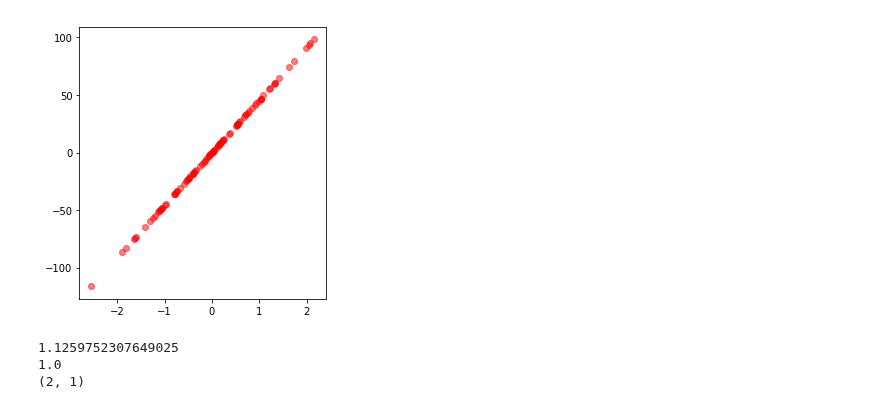
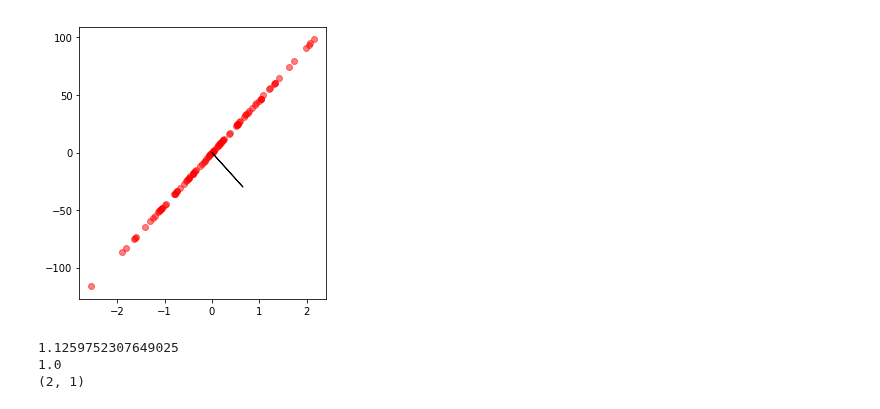
Before and after one commit to JaeDukSeo/Daily-Neural-Network-Practice-3, a Jupyter notebook: sandbox full of trash/Linear Algebra/start and explore.ipynb, the cells around one changed output. Cells and saved outputs as stored; diff of their text form; code cells hidden in the pictures.

```diff
--- a/sandbox full of trash/Linear Algebra/start and explore.ipynb
+++ b/sandbox full of trash/Linear Algebra/start and explore.ipynb
@@ -19,32 +19,33 @@ plt.show()
 # %%
 # traditional PCA
 
 # 1. projection
 cov = X.T @ X / X.shape[0]
 cov = np.cov(X, rowvar = False)
 evalue,evector = np.linalg.eigh(cov)
 idx = np.argsort(evalue)[::-1]
 evecs = evector[:,idx]
 projected = X @ evecs[:,1]
 recovered = projected[:,None] @ evecs[:,1][:,None].T
 
 # 2. recover
 plt.figure(figsize=(15,5))
 plt.subplot(1, 3, 1)
 plt.scatter(X[:, 0], X[:,1], color='red', alpha=0.5)
+plt.arrow(0,0,evecs[0,0]*30,evecs[0,1]*30)
 # plt.scatter(X[y==0, 0], X[y==0, 1], color='red', alpha=0.5)
 # plt.scatter(X[y==1, 0], X[y==1, 1], color='blue', alpha=0.5)
 
 # plt.subplot(1, 3, 2)
 # plt.scatter(projected[y==0], np.zeros((len(projected)//2,1)), color='red', alpha=0.5)
 # plt.scatter(projected[y==1], np.zeros((len(projected)//2,1)), color='blue', alpha=0.5)
 
 # plt.subplot(1, 3, 3)
 # plt.scatter(recovered[y==0, 0], recovered[y==0, 1], color='red', alpha=0.5)
 # plt.scatter(recovered[y==1, 0], recovered[y==1, 1], color='blue', alpha=0.5)
 plt.show()
 # %% [output]
-[figure, old version]
+[figure, new version]
 # %%
 # simple method
 w = np.random.randn(2,1)
```
Also changed, not shown: parts of 2 cells of this notebook.
